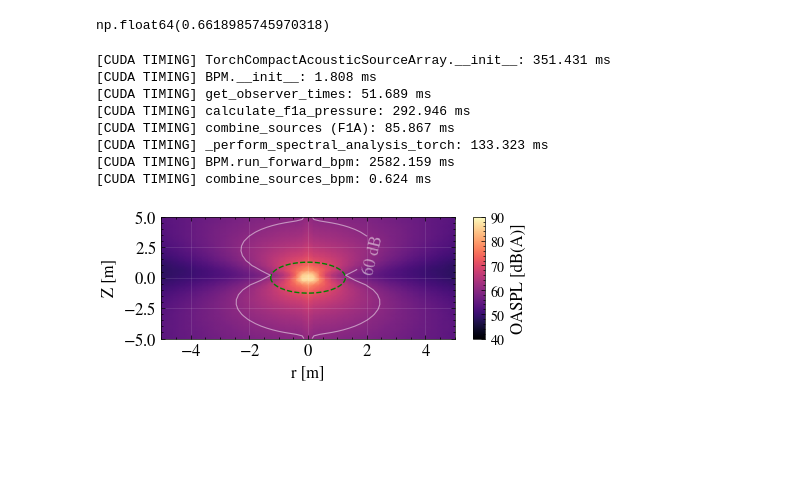
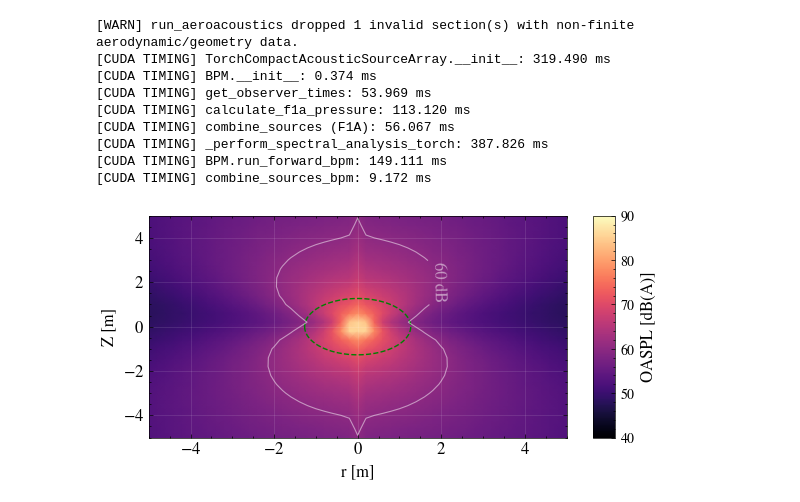
Before and after one commit to Frxljord/FastBEMT, a Jupyter notebook: Examples/AcousticContourMetric.ipynb, the cells around one changed output. Drawn from its saved outputs; the diff is of its cells as text; code cells hidden in the pictures; blank space fills up the shorter version.

Commit message:
added sample 10x7E dict

```diff
--- a/Examples/AcousticContourMetric.ipynb
+++ b/Examples/AcousticContourMetric.ipynb
@@ -8,8 +8,7 @@ import numpy as np
 import scienceplots
 plt.style.use(['science', 'no-latex'])
 # %%
-name, blade_dict = load_propeller_dict('APC Dicts/10x7E')[0]
-# prop_name, blade_dict = load_propeller_dict('Optimization Results/SMS-EMOA/Parametric/Epsilon_50_50_latent32_Corrected_Stress/run_003')[0]
+name, blade_dict = load_propeller_dict('../Data/10x7E')[0]
 # %%
 params = LowFidelityParameters(
     rpm=7000,
@@ -18,8 +17,8 @@ params = LowFidelityParameters(
     mu=1.81e-5,
     n_blades=blade_dict['n_blades'],
     p_ref=2e-5,
-    revolutions=5,
-    num_obs_times_per_rev=100,
+    revolutions=1,
+    num_obs_times_per_rev=20,
     device='cuda'
 )
 # %%
@@ -42,36 +41,34 @@ propeller.run_bemt(v_inf=0.0)
 # %%
 thrust, _torque, ct, cq = propeller.compute_total_forces()
 figure_of_merit = np.sqrt(2 / np.pi) * ct**1.5 / 2 / np.pi / cq
-# %%
-figure_of_merit
-# %% [output]
-np.float64(0.6618985745970318)
 # %%
 propeller.run_aeroacoustics(observer_positions=r_observers,
-        lt=0.01,
+        lt=0.1,
         i=5e-4,
         alpha_stall=15,
         keep_bpm_components=False)
 
 propeller.postprocess()
 # %% [output]
-[CUDA TIMING] TorchCompactAcousticSourceArray.__init__: 351.431 ms
-[CUDA TIMING] BPM.__init__: 1.808 ms
-[CUDA TIMING] get_observer_times: 51.689 ms
-[CUDA TIMING] calculate_f1a_pressure: 292.946 ms
-[CUDA TIMING] combine_sources (F1A): 85.867 ms
-[CUDA TIMING] _perform_spectral_analysis_torch: 133.323 ms
-[CUDA TIMING] BPM.run_forward_bpm: 2582.159 ms
-[CUDA TIMING] combine_sources_bpm: 0.624 ms
+[WARN] run_aeroacoustics dropped 1 invalid section(s) with non-finite aerodynamic/geometry data.
+[CUDA TIMING] TorchCompactAcousticSourceArray.__init__: 319.490 ms
+[CUDA TIMING] BPM.__init__: 0.374 ms
+[CUDA TIMING] get_observer_times: 53.969 ms
+[CUDA TIMING] calculate_f1a_pressure: 113.120 ms
+[CUDA TIMING] combine_sources (F1A): 56.067 ms
+[CUDA TIMING] _perform_spectral_analysis_torch: 387.826 ms
+[CUDA TIMING] BPM.run_forward_bpm: 149.111 ms
+[CUDA TIMING] combine_sources_bpm: 9.172 ms
 # %%
 plotter = Plotter(propeller)
 plotter.plot_acoustic_map(
     grid_size=nx,
     domain_size=size,
-    figsize=(4.5, 2),
+    figsize=(6, 3),
     cmap='magma',
     show_contours=[60],
-    save_path='../Figures/Validation/acoustic_map10x7E.png'
+    # save_path='../Figures/Validation/acoustic_map10x7E.png'
+    save_path=None
 )
 # %% [output]
-[figure, old version]
+[figure, new version]
```
Also changed, not shown: 3 other files.
